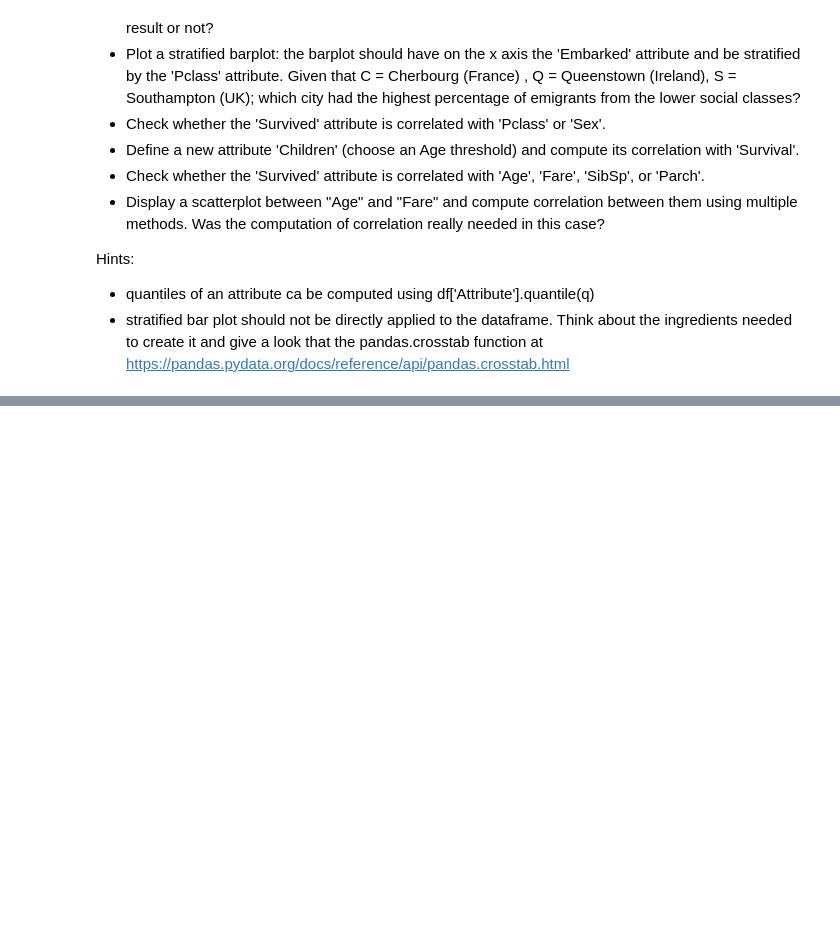
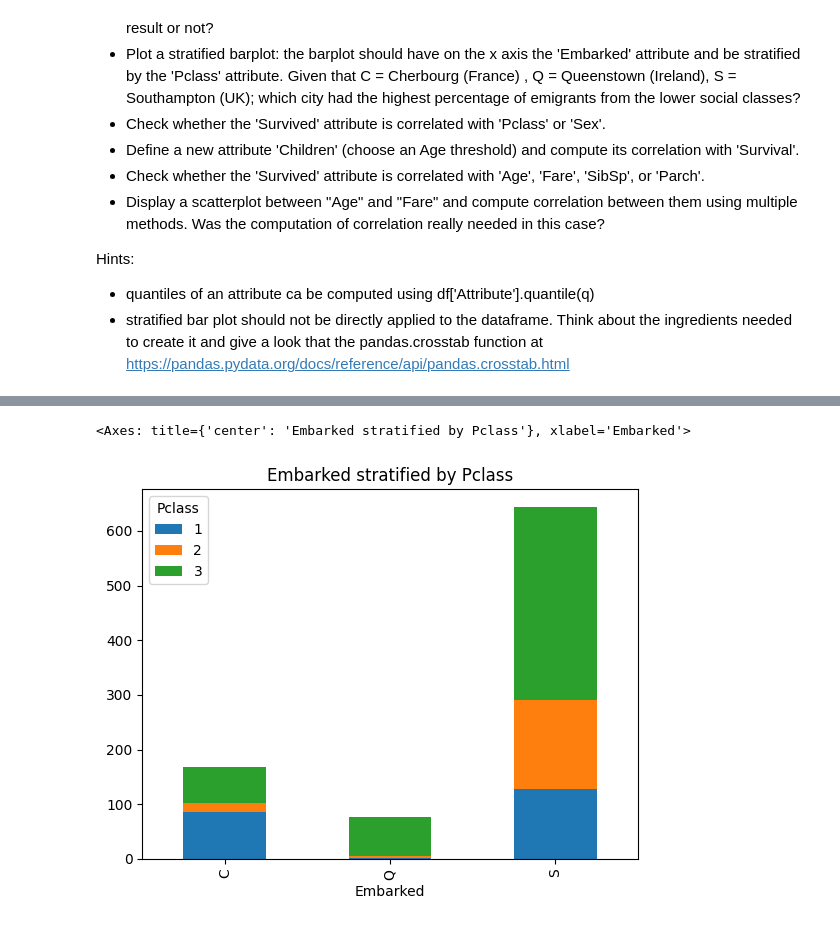
Before and after one commit to ManuelTestoni/BigData, a Jupyter notebook: Explorative_Data_Analysis/EDA1_S.ipynb, the cells around one changed output, grey strips where cells are left out. Cells and saved outputs as stored; diff of their text form; code cells hidden in the pictures; blank space fills up the shorter version.

```diff
--- a/Explorative_Data_Analysis/EDA1_S.ipynb
+++ b/Explorative_Data_Analysis/EDA1_S.ipynb
@@ -239,0 +302,18 @@ print(df['Embarked'].mode())
+# %%
+#reset_index() per avere 'Embarked' come colonna
+ct = pd.crosstab(df['Embarked'], df['Pclass']).reset_index()
+
+ct.plot.bar(
+    x='Embarked',
+    stacked=True,
+    title='Embarked stratified by Pclass'
+)
+
+
+#By observing the stratified bar plot, we can see that Queenstown was the city with the minor
+#number of emigrants, with only 100 departures against 180 from France and >600 from UK.
+#But even with this lower number of departures, Queenstown had the highest percentage of third class
+#passengers.
+# %% [output]
+<Axes: title={'center': 'Embarked stratified by Pclass'}, xlabel='Embarked'>
+[figure, added]
```
Also changed, not shown: parts of 19 cells of this notebook.
